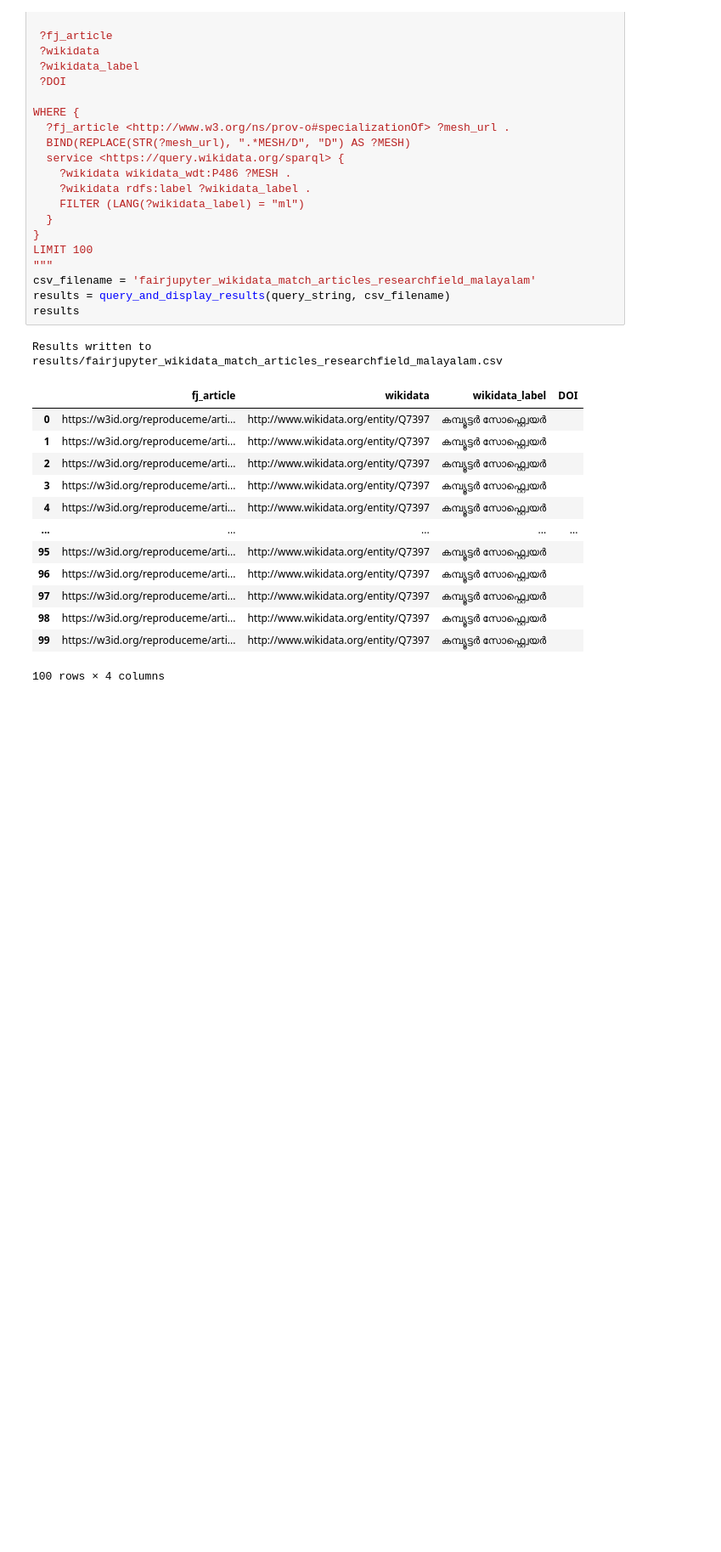
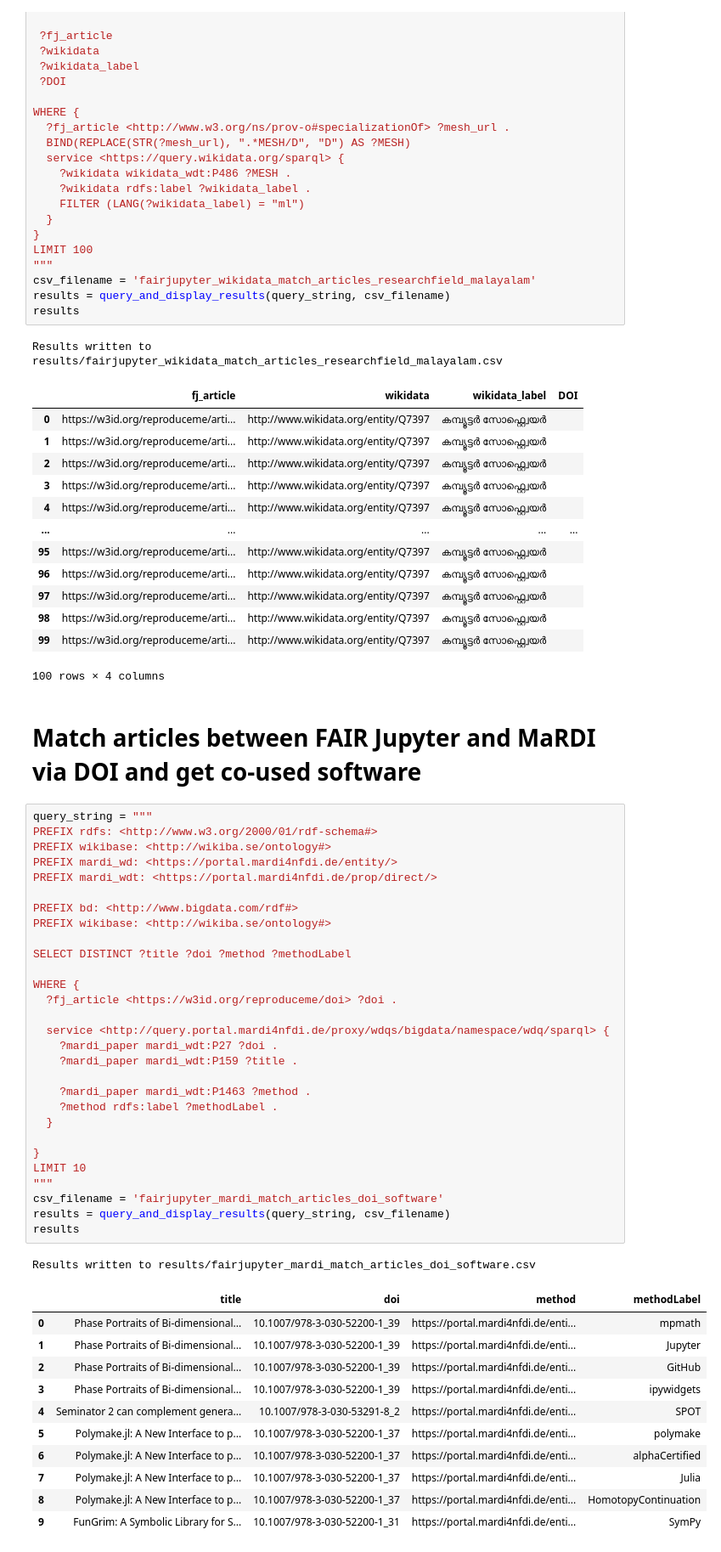
Before and after one commit to fusion-jena/fairjupyter, a Jupyter notebook: notebooks/FAIRJupyter_SPARQL.ipynb, the cells around one changed output. Shown: that part at 85% size. Saved outputs shown, nothing was run; the diff lists cells and outputs as text; blank space fills up the shorter version.

Commit message:
Update the notebooks and benchamrk results.

```diff
--- a/notebooks/FAIRJupyter_SPARQL.ipynb
+++ b/notebooks/FAIRJupyter_SPARQL.ipynb
@@ -847,3 +847,47 @@ Results written to results/fairjupyter_wikidata_match_articles_researchfield_mal
 | 98 | https://w3id.org/reproduceme/arti... | http://www.wikidata.org/entity/Q7397 | കമ്പ്യൂട്ടർ സോഫ്റ്റ്വെയർ |  |
 | 99 | https://w3id.org/reproduceme/arti... | http://www.wikidata.org/entity/Q7397 | കമ്പ്യൂട്ടർ സോഫ്റ്റ്വെയർ |  |
 100 rows × 4 columns
+# %% [markdown]
+# Match articles between FAIR Jupyter and MaRDI via DOI and get co-used software
+# %%
+query_string = """
+PREFIX rdfs: <http://www.w3.org/2000/01/rdf-schema#>
+PREFIX wikibase: <http://wikiba.se/ontology#>
+PREFIX mardi_wd: <https://portal.mardi4nfdi.de/entity/>
+PREFIX mardi_wdt: <https://portal.mardi4nfdi.de/prop/direct/>
+
+PREFIX bd: <http://www.bigdata.com/rdf#>
+PREFIX wikibase: <http://wikiba.se/ontology#>
+
+SELECT DISTINCT ?title ?doi ?method ?methodLabel
+
+WHERE {
+  ?fj_article <https://w3id.org/reproduceme/doi> ?doi .
+
+  service <http://query.portal.mardi4nfdi.de/proxy/wdqs/bigdata/namespace/wdq/sparql> {
+    ?mardi_paper mardi_wdt:P27 ?doi .
+    ?mardi_paper mardi_wdt:P159 ?title .
+
+    ?mardi_paper mardi_wdt:P1463 ?method .
+    ?method rdfs:label ?methodLabel .
+  }
+
+}
+LIMIT 10
+"""
+csv_filename = 'fairjupyter_mardi_match_articles_doi_software'
+results = query_and_display_results(query_string, csv_filename)
+results
+# %% [output]
+Results written to results/fairjupyter_mardi_match_articles_doi_software.csv
+|  | title | doi | method | methodLabel |
+| 0 | Phase Portraits of Bi-dimensional... | 10.1007/978-3-030-52200-1_39 | https://portal.mardi4nfdi.de/enti... | mpmath |
+| 1 | Phase Portraits of Bi-dimensional... | 10.1007/978-3-030-52200-1_39 | https://portal.mardi4nfdi.de/enti... | Jupyter |
+| 2 | Phase Portraits of Bi-dimensional... | 10.1007/978-3-030-52200-1_39 | https://portal.mardi4nfdi.de/enti... | GitHub |
+| 3 | Phase Portraits of Bi-dimensional... | 10.1007/978-3-030-52200-1_39 | https://portal.mardi4nfdi.de/enti... | ipywidgets |
+| 4 | Seminator 2 can complement genera... | 10.1007/978-3-030-53291-8_2 | https://portal.mardi4nfdi.de/enti... | SPOT |
+| 5 | Polymake.jl: A New Interface to p... | 10.1007/978-3-030-52200-1_37 | https://portal.mardi4nfdi.de/enti... | polymake |
+| 6 | Polymake.jl: A New Interface to p... | 10.1007/978-3-030-52200-1_37 | https://portal.mardi4nfdi.de/enti... | alphaCertified |
+| 7 | Polymake.jl: A New Interface to p... | 10.1007/978-3-030-52200-1_37 | https://portal.mardi4nfdi.de/enti... | Julia |
+| 8 | Polymake.jl: A New Interface to p... | 10.1007/978-3-030-52200-1_37 | https://portal.mardi4nfdi.de/enti... | HomotopyContinuation |
+| 9 | FunGrim: A Symbolic Library for S... | 10.1007/978-3-030-52200-1_31 | https://portal.mardi4nfdi.de/enti... | SymPy |
```
Also changed, not shown: parts of 1 cell of this notebook, 26 other files.
